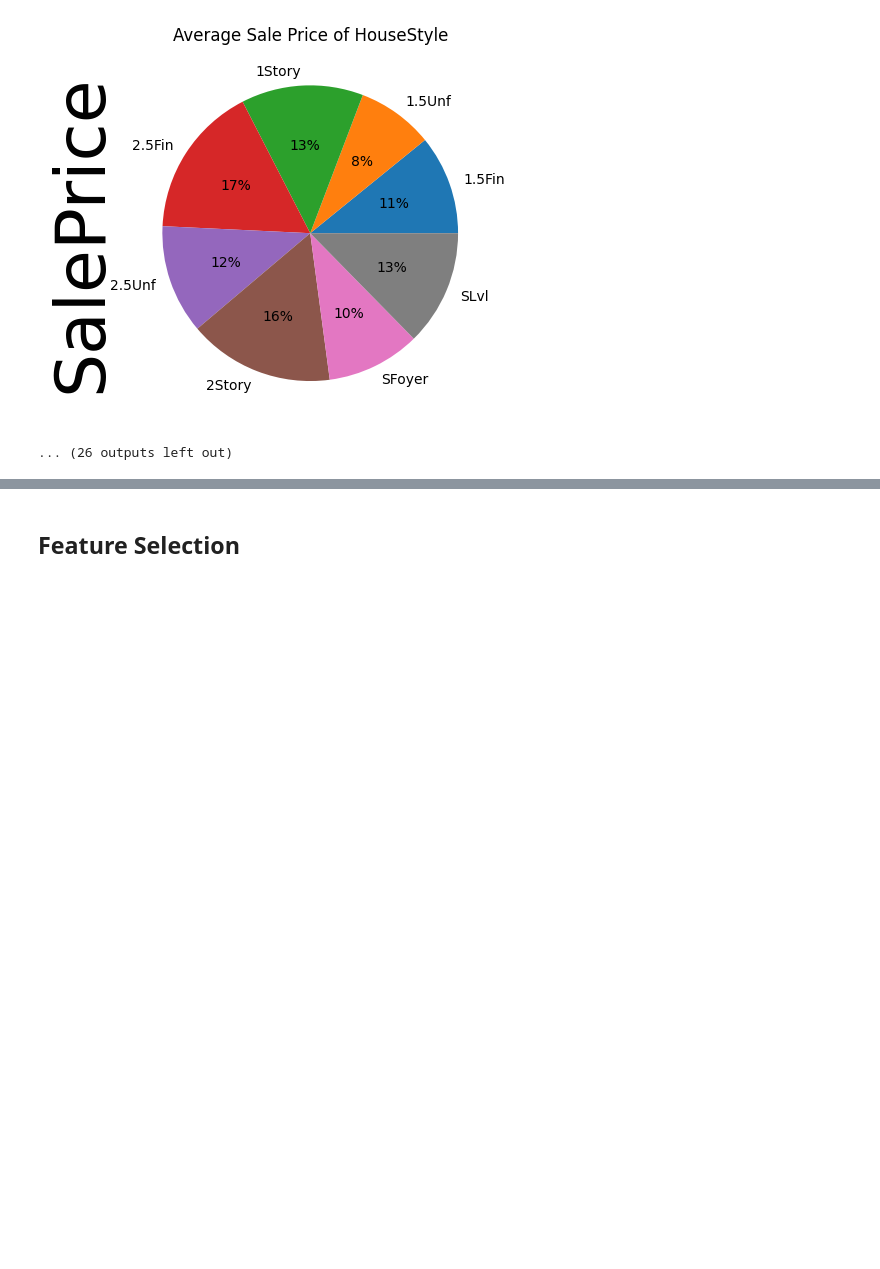
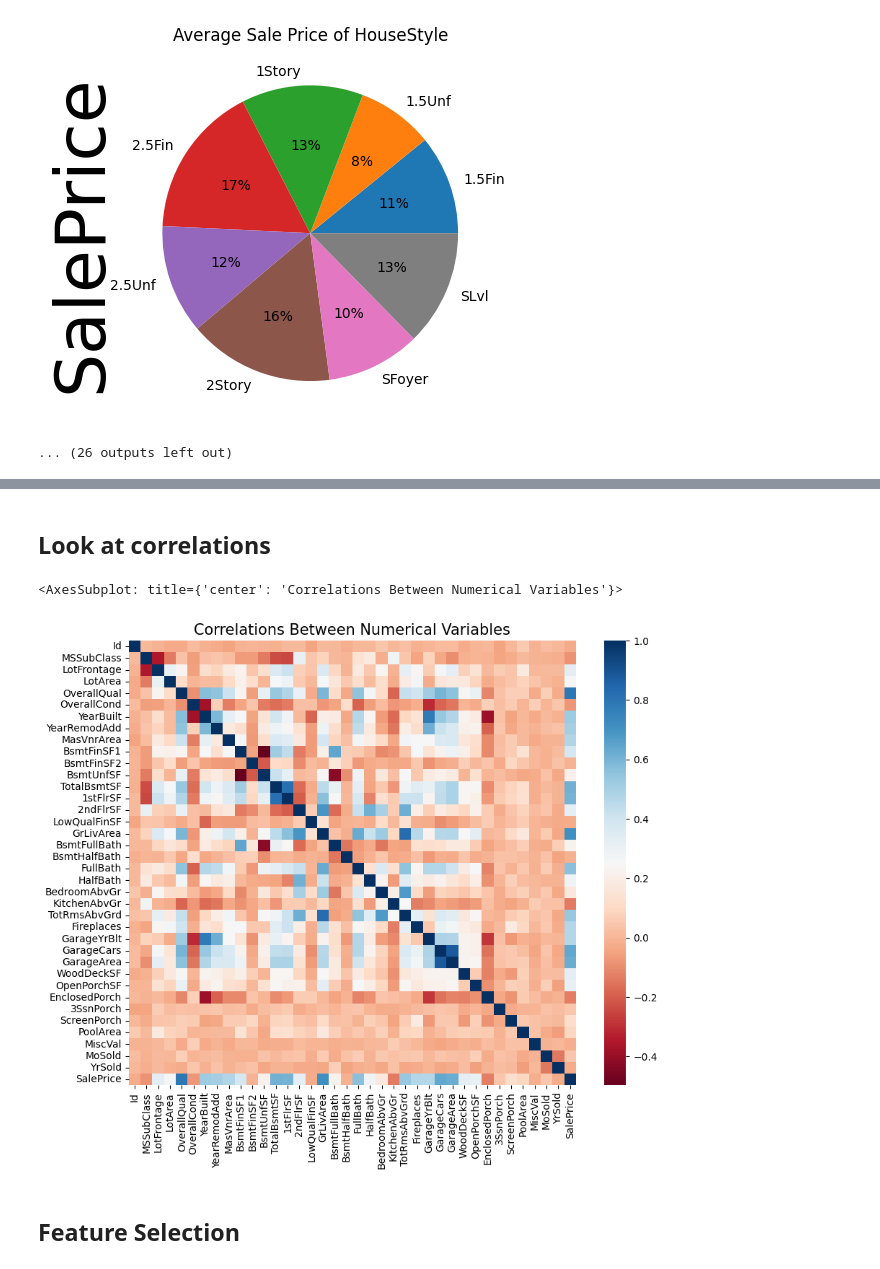
Before and after one commit to TonyJosephD/House_Price_Regression, a Jupyter notebook: project3.ipynb, the cells around one changed output, grey strips where cells are left out. Drawn from its saved outputs; the diff is of its cells as text; code cells hidden in the pictures; blank space fills up the shorter version.

```diff
--- a/project3.ipynb
+++ b/project3.ipynb
@@ -166,0 +136,2 @@ sns.heatmap(nums.corr(), cmap='RdBu')
+# %%
+train_exp1 = train_exp1.dropna()
@@ -188,3 +191,13 @@ for x in categoricals.columns:
+# %% [markdown]
+## Look at correlations
+# %%
+plt.figure(figsize=(10,8))
+plt.title("Correlations Between Numerical Variables", size=15)
+plt.rc('axes', labelsize=50)
+sns.heatmap(train_exp1.corr(), cmap='RdBu')
+# %% [output]
+<AxesSubplot: title={'center': 'Correlations Between Numerical Variables'}>
+[figure, new version]
 # %% [markdown]
 ## Feature Selection
 # %% [markdown]
```
Also changed, not shown: parts of 49 cells of this notebook.
